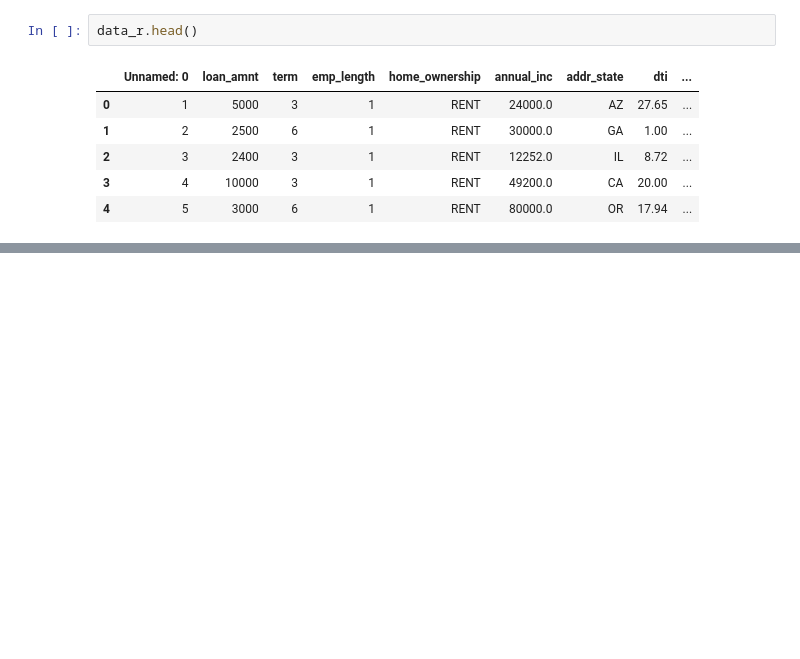
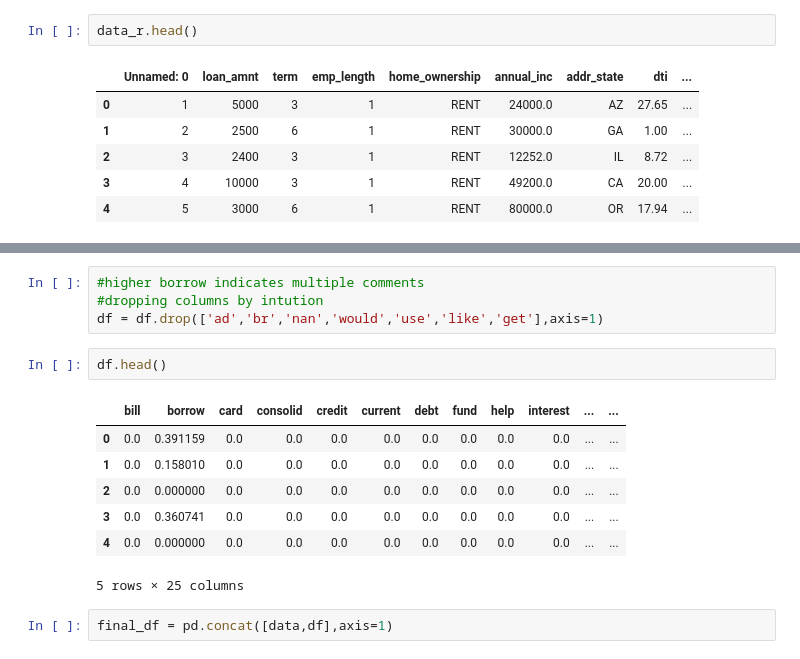
Before and after one commit to ajaykliyara/cs81_Final_Project, a Jupyter notebook: intial_processing.ipynb, the cells around one changed output, grey strips where cells are left out. Cells and saved outputs as stored; diff of their text form; blank space fills up the shorter version.

```diff
--- a/intial_processing.ipynb
+++ b/intial_processing.ipynb
@@ -201,0 +290,16 @@ data_r.head()
+# %%
+#higher borrow indicates multiple comments
+#dropping columns by intution
+df = df.drop(['ad','br','nan','would','use','like','get'],axis=1)
+# %%
+df.head()
+# %% [output]
+|  | bill | borrow | card | consolid | credit | current | debt | fund | help | interest | ... | ... |
+| 0 | 0.0 | 0.391159 | 0.0 | 0.0 | 0.0 | 0.0 | 0.0 | 0.0 | 0.0 | 0.0 | ... | ... |
+| 1 | 0.0 | 0.158010 | 0.0 | 0.0 | 0.0 | 0.0 | 0.0 | 0.0 | 0.0 | 0.0 | ... | ... |
+| 2 | 0.0 | 0.000000 | 0.0 | 0.0 | 0.0 | 0.0 | 0.0 | 0.0 | 0.0 | 0.0 | ... | ... |
+| 3 | 0.0 | 0.360741 | 0.0 | 0.0 | 0.0 | 0.0 | 0.0 | 0.0 | 0.0 | 0.0 | ... | ... |
+| 4 | 0.0 | 0.000000 | 0.0 | 0.0 | 0.0 | 0.0 | 0.0 | 0.0 | 0.0 | 0.0 | ... | ... |
+5 rows × 25 columns
+# %%
+final_df = pd.concat([data,df],axis=1)
```
Also changed, not shown: parts of 11 cells of this notebook, 1 other file.
